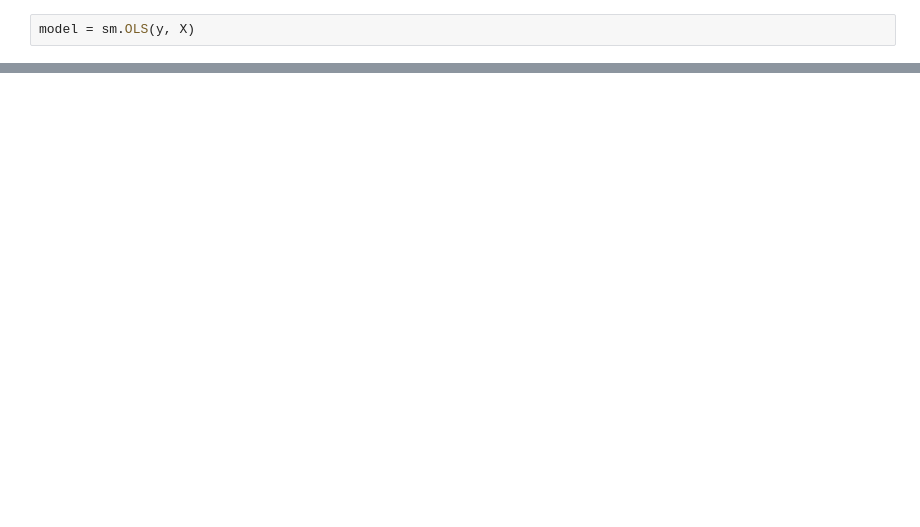
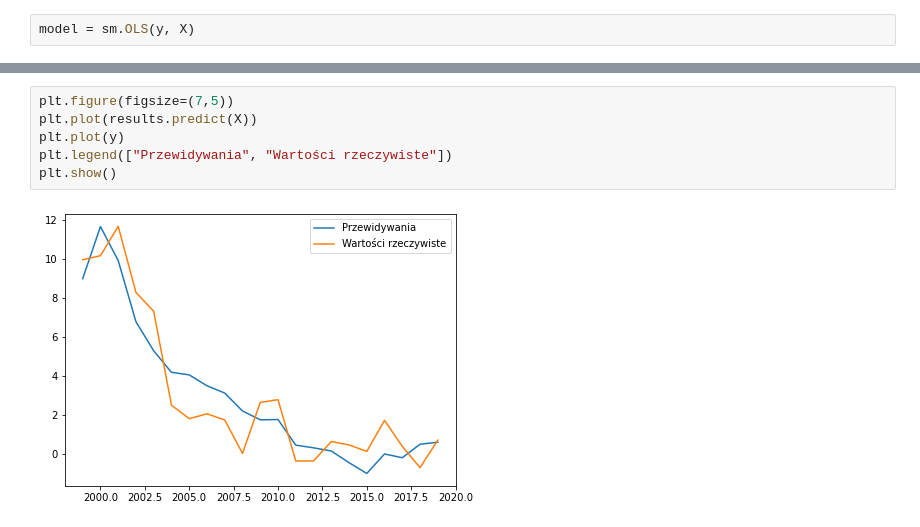
Before and after one commit to finloop/household-saving-rate-analysis, a Jupyter notebook: EDA.ipynb, the cells around one changed output, grey strips where cells are left out. Drawn from its saved outputs; the diff is of its cells as text; blank space fills up the shorter version.

```diff
--- a/EDA.ipynb
+++ b/EDA.ipynb
@@ -123,0 +134,8 @@ Kurtosis:                                 2.672                           Condit
+# %%
+plt.figure(figsize=(7,5))
+plt.plot(results.predict(X))
+plt.plot(y)
+plt.legend(["Przewidywania", "Wartości rzeczywiste"])
+plt.show()
+# %% [output]
+[figure, added]
```
Also changed, not shown: parts of 10 cells of this notebook, 1 other file.
